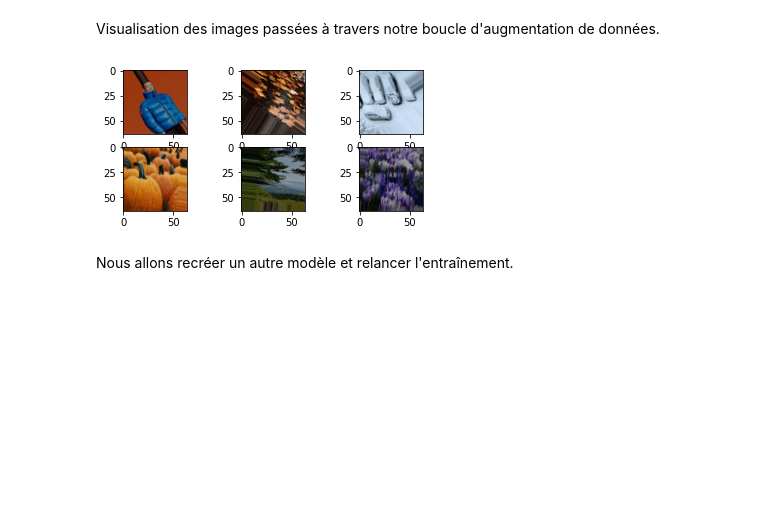
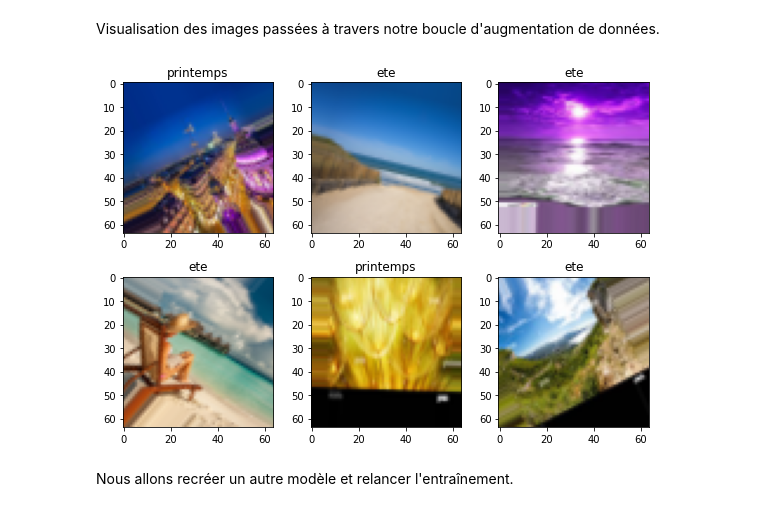
Before and after one commit to chaimaeouardani/img_classification, a Jupyter notebook: main.ipynb, the cells around one changed output. Cells and saved outputs as stored; diff of their text form; code cells hidden in the pictures; blank space fills up the shorter version.

```diff
--- a/main.ipynb
+++ b/main.ipynb
@@ -115,6 +122,10 @@ Normalisation des entrées via une division par 255 des valeurs de pixel.
 x_train = x_train / 255
 x_test = x_test / 255
 x_val = x_val / 255
+
+x_train = x_train.astype('float32')
+x_test = x_test.astype('float32')
+x_val = x_val.astype('float32')
 # %% [markdown]
 ## Réseau convolutif de base et entrainement des données
 # %%
@@ -254,31 +262,27 @@ datagen = ImageDataGenerator(
     rotation_range=40,
     width_shift_range=0.2,
     height_shift_range=0.2,
-    shear_range=0.2,
     zoom_range=0.2,
-    horizontal_flip=True,
-    brightness_range=[0.2,1.0]
+    horizontal_flip=True
     )
 # %% [markdown]
 Visualisation des images passées à travers notre boucle d'augmentation de données.
 # %%
+# prepare iterator
+it = datagen.flow(x_train, y_train, batch_size=6)
 
-# prepare iterator
-it = datagen.flow(x_train, batch_size=5)
-# generate samples and plot
-for i in range(6):
-	# define subplot
-	plt.subplot(330 + 1 + i)
-	# generate batch of images
-	batch = it.next()
-	# convert to unsigned integers for viewing
-	image = batch[0].astype('uint8')
-	# plot raw pixel data
-	plt.imshow(image)
-# show the figure
+plt.figure(figsize=(8, 8))
+for i in range(0, 6):
+    plt.subplot(3, 3, i+1)
+    xs, ys = it.next()
+    image = xs[0]
+    plt.title(labels[int(ys[0])])
+    plt.imshow(image)
+
+plt.tight_layout()
 plt.show()
 # %% [output]
-[figure, old version]
+[figure, new version]
 # %% [markdown]
 Nous allons recréer un autre modèle et relancer l'entraînement.
 # %%
```
Also changed, not shown: parts of 20 cells of this notebook.
